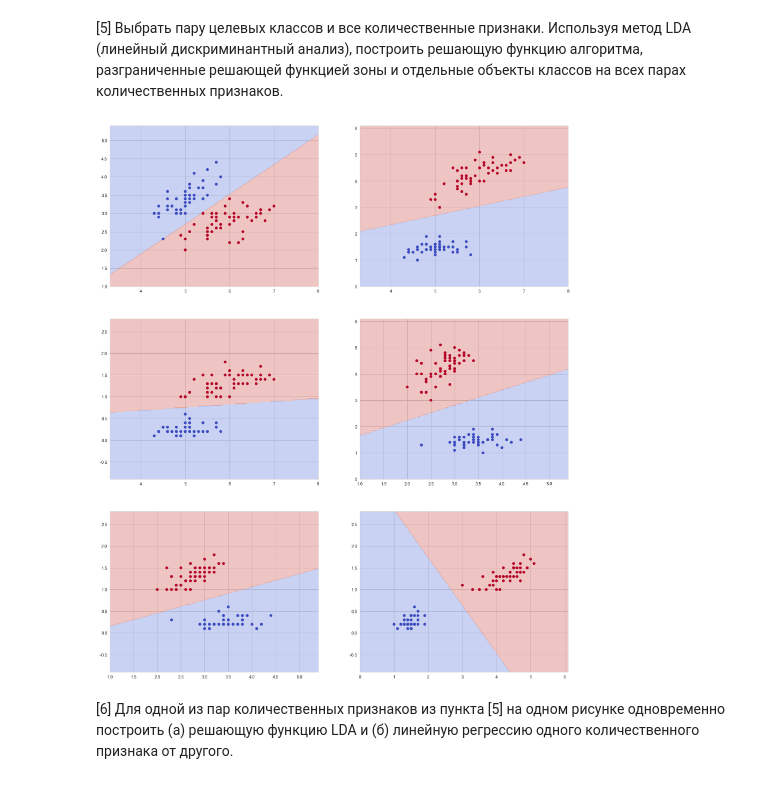
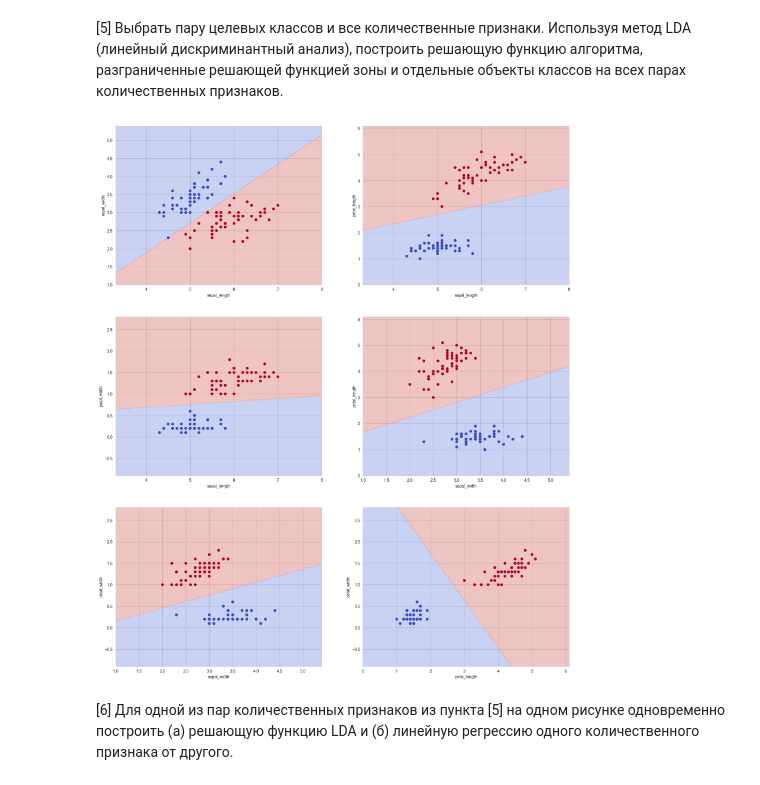
Before and after one commit to VadimAndreich/DA_Labs, a Jupyter notebook: lab1/lab1.ipynb, the cells around one changed output. Cells and saved outputs as stored; diff of their text form; code cells hidden in the pictures.

```diff
--- a/lab1/lab1.ipynb
+++ b/lab1/lab1.ipynb
@@ -87,36 +87,39 @@ display(iris_correlation_grouped)
 Используя метод LDA (линейный дискриминантный анализ), построить решающую функцию алгоритма, разграниченные решающей функцией зоны и отдельные объекты классов на всех парах количественных признаков.
 # %%
 classes = [0, 1]
+feature_names = iris.axes[1].tolist()[:-1]
 
 y = np.array([i[-1] for i in iris.values.tolist() if i[-1] in classes])
 
 lda = LinearDiscriminantAnalysis()
 combinations = itertools.combinations([0, 1, 2, 3], 2)
 
 plt.figure(figsize=(20, 24))
-t = 1
+k = 1
 
 for i, j in combinations:
     x = np.array([[t[i], t[j]] for t in iris.values.tolist() if t[-1] in classes])
 
     lda.fit(x, y)
 
     x_min, x_max = x[:, 0].min() - 1, x[:, 0].max() + 1
     y_min, y_max = x[:, 1].min() - 1, x[:, 1].max() + 1
     xx, yy = np.meshgrid(np.linspace(x_min, x_max, 200), np.linspace(y_min, y_max, 200))
 
     res = lda.predict(np.c_[xx.ravel(), yy.ravel()])
     res = res.reshape(xx.shape)
 
-    plt.subplot(3, 2, t)
-    t += 1
+    plt.subplot(3, 2, k)
+    k += 1
 
     plt.contourf(xx, yy, res, alpha=0.3, cmap=plt.cm.coolwarm)
     plt.scatter(x[:, 0], x[:, 1], c=y, cmap=plt.cm.coolwarm)
+    plt.xlabel(feature_names[i])
+    plt.ylabel(feature_names[j])
 
 plt.show()
 # %% [output]
-[figure, old version]
+[figure, new version]
 # %% [markdown]
 [6] Для одной из пар количественных признаков из пункта [5] на одном рисунке
 одновременно построить (а) решающую функцию LDA и (б) линейную регрессию
```
Also changed, not shown: parts of 4 cells of this notebook, 1 other file.
